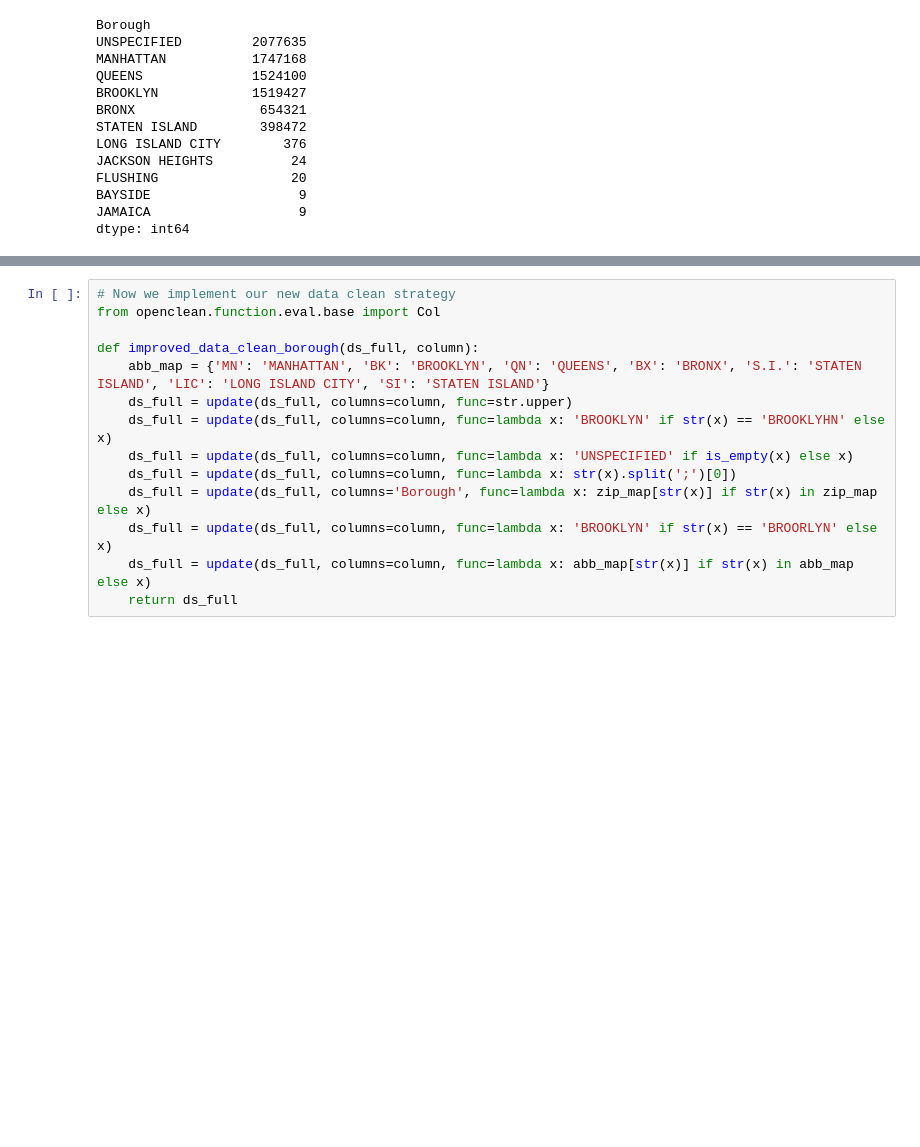
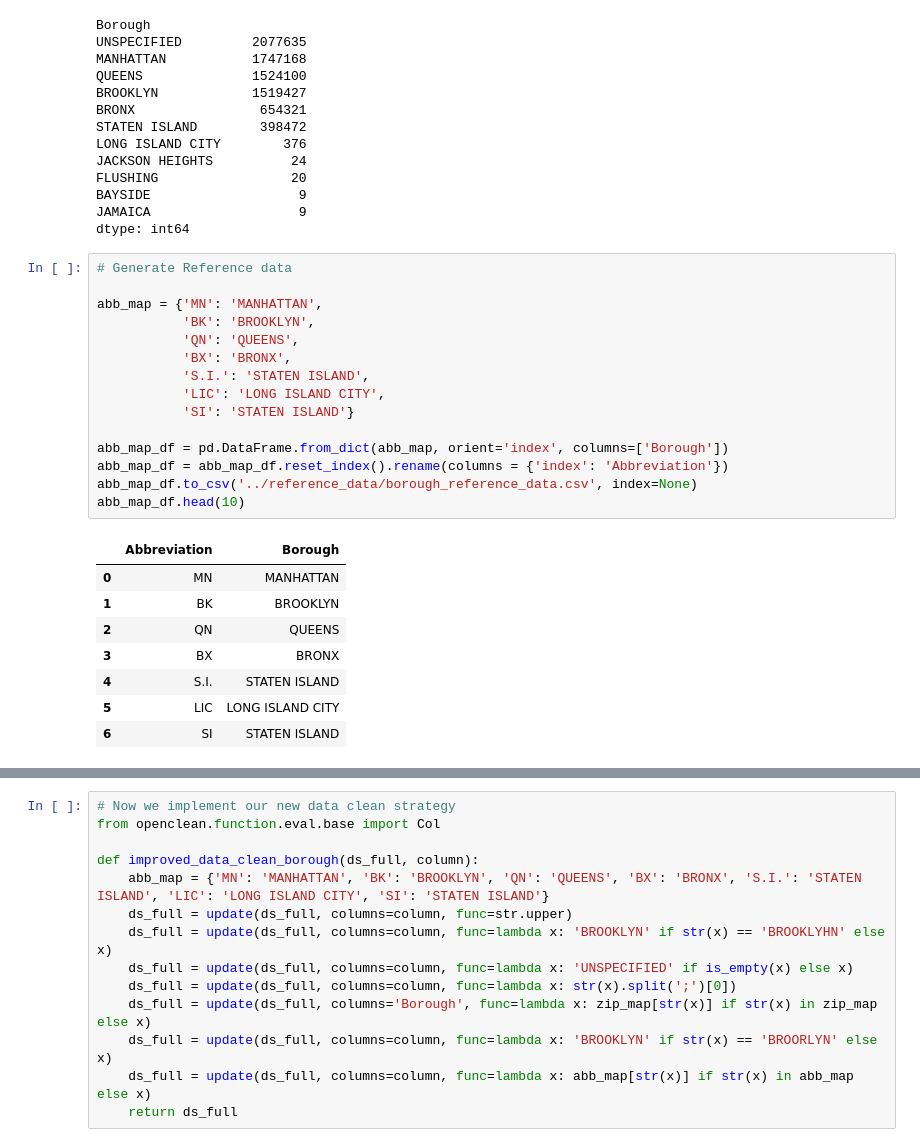
Before and after one commit to NickNameInvalid/Big_Data_Report, a Jupyter notebook: jupyter_notebook/borough_profiling_clean.ipynb, the cells around one changed output, grey strips where cells are left out. Saved outputs shown, nothing was run; the diff lists cells and outputs as text; blank space fills up the shorter version.

```diff
--- a/jupyter_notebook/borough_profiling_clean.ipynb
+++ b/jupyter_notebook/borough_profiling_clean.ipynb
@@ -253,6 +253,30 @@ FLUSHING                 20
 BAYSIDE                   9
 JAMAICA                   9
 dtype: int64
+# %%
+# Generate Reference data
+
+abb_map = {'MN': 'MANHATTAN',
+           'BK': 'BROOKLYN',
+           'QN': 'QUEENS',
+           'BX': 'BRONX',
+           'S.I.': 'STATEN ISLAND',
+           'LIC': 'LONG ISLAND CITY',
+           'SI': 'STATEN ISLAND'}
+
+abb_map_df = pd.DataFrame.from_dict(abb_map, orient='index', columns=['Borough'])
+abb_map_df = abb_map_df.reset_index().rename(columns = {'index': 'Abbreviation'})
+abb_map_df.to_csv('../reference_data/borough_reference_data.csv', index=None)
+abb_map_df.head(10)
+# %% [output]
+|  | Abbreviation | Borough |
+| 0 | MN | MANHATTAN |
+| 1 | BK | BROOKLYN |
+| 2 | QN | QUEENS |
+| 3 | BX | BRONX |
+| 4 | S.I. | STATEN ISLAND |
+| 5 | LIC | LONG ISLAND CITY |
+| 6 | SI | STATEN ISLAND |
 # %%
 # Now we noticed that there were also some abbreviation representation of the borough, for example, 'MN' for 'Manhattan', 'LIC' for 'Long ISLAND CITY'
 # We fixed them using their full names
```
Also changed, not shown: parts of 1 cell of this notebook.
